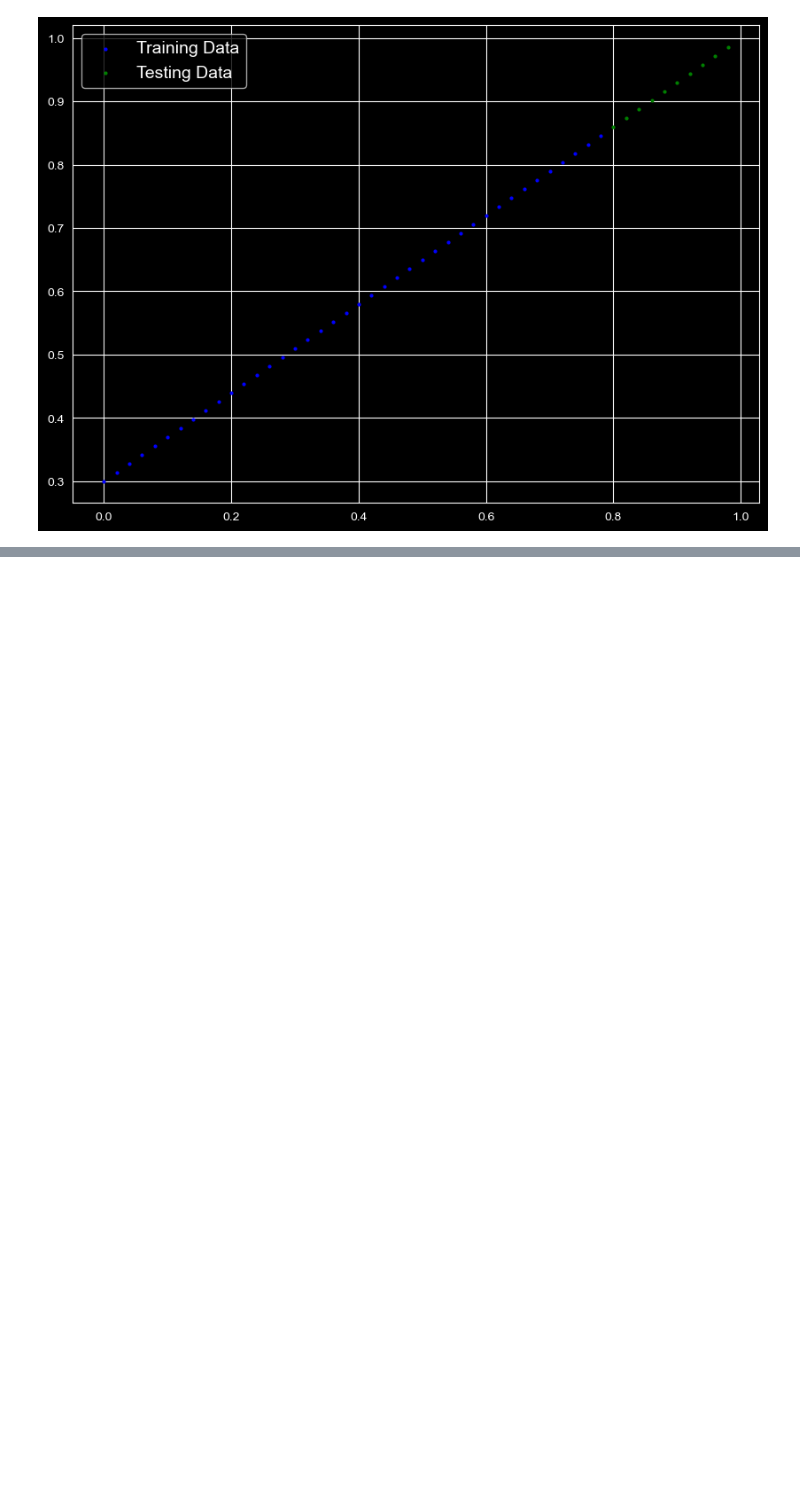
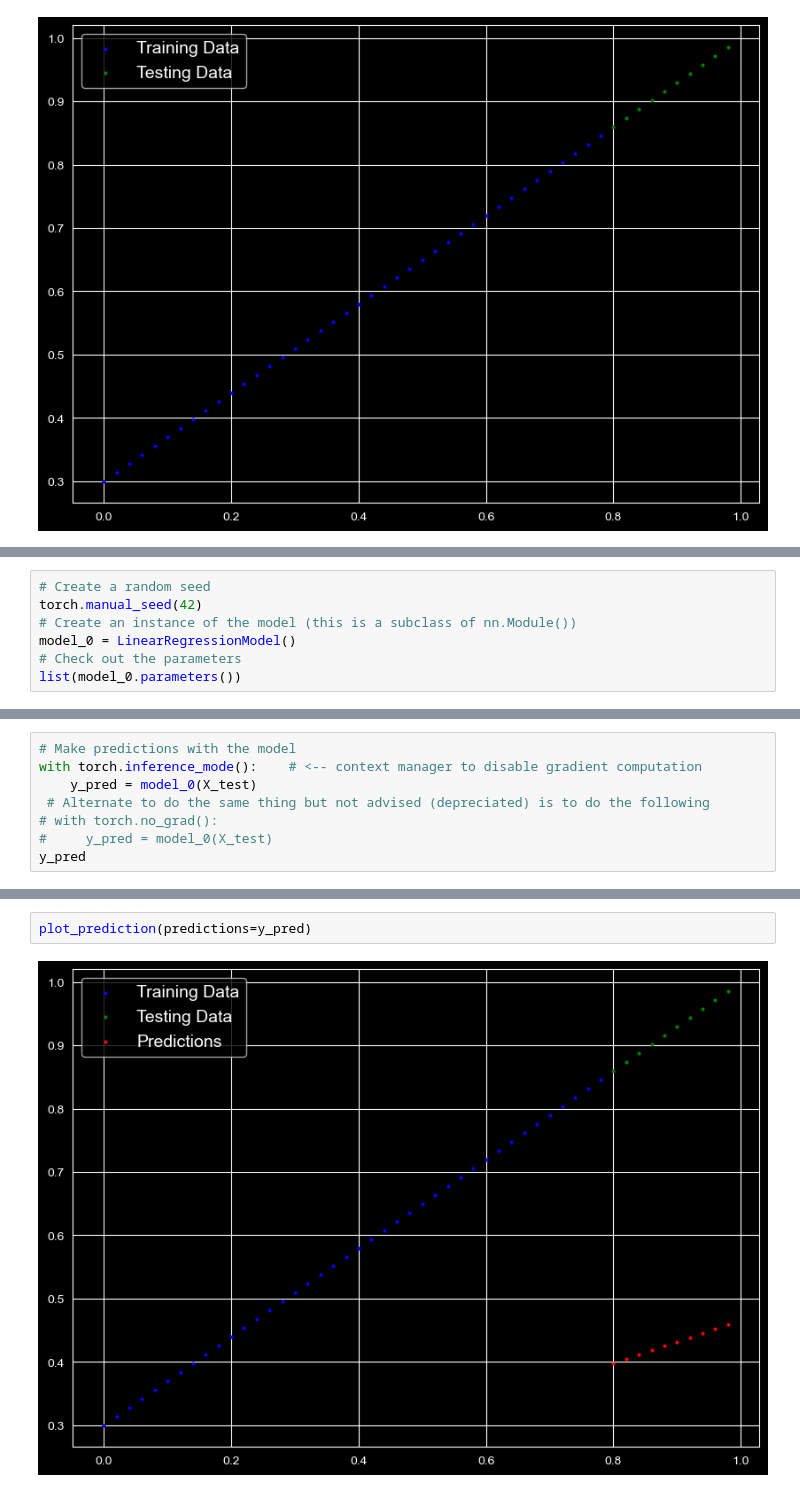
Before and after one commit to DinoKiller0607/My_Pytorch_Notes, a Jupyter notebook: 01_pytorch_workflow.ipynb, the cells around one changed output, grey strips where cells are left out. Cells and saved outputs as stored; diff of their text form; blank space fills up the shorter version.

Commit message:
Build Models 18-06-2026

```diff
--- a/01_pytorch_workflow.ipynb
+++ b/01_pytorch_workflow.ipynb
@@ -152,0 +170,7 @@ class LinearRegressionModel(nn.Module): #<- Almost everything in PyTorch inherit
+# %%
+# Create a random seed
+torch.manual_seed(42)
+# Create an instance of the model (this is a subclass of nn.Module())
+model_0 = LinearRegressionModel()
+# Check out the parameters
+list(model_0.parameters())
@@ -152,0 +191,8 @@ class LinearRegressionModel(nn.Module): #<- Almost everything in PyTorch inherit
+# %%
+# Make predictions with the model
+with torch.inference_mode():    # <-- context manager to disable gradient computation
+    y_pred = model_0(X_test)
+ # Alternate to do the same thing but not advised (depreciated) is to do the following
+# with torch.no_grad():
+#     y_pred = model_0(X_test)
+y_pred
@@ -152,0 +223,4 @@ class LinearRegressionModel(nn.Module): #<- Almost everything in PyTorch inherit
+# %%
+plot_prediction(predictions=y_pred)
+# %% [output]
+[figure, added]
```
Also changed, not shown: parts of 9 cells of this notebook.
